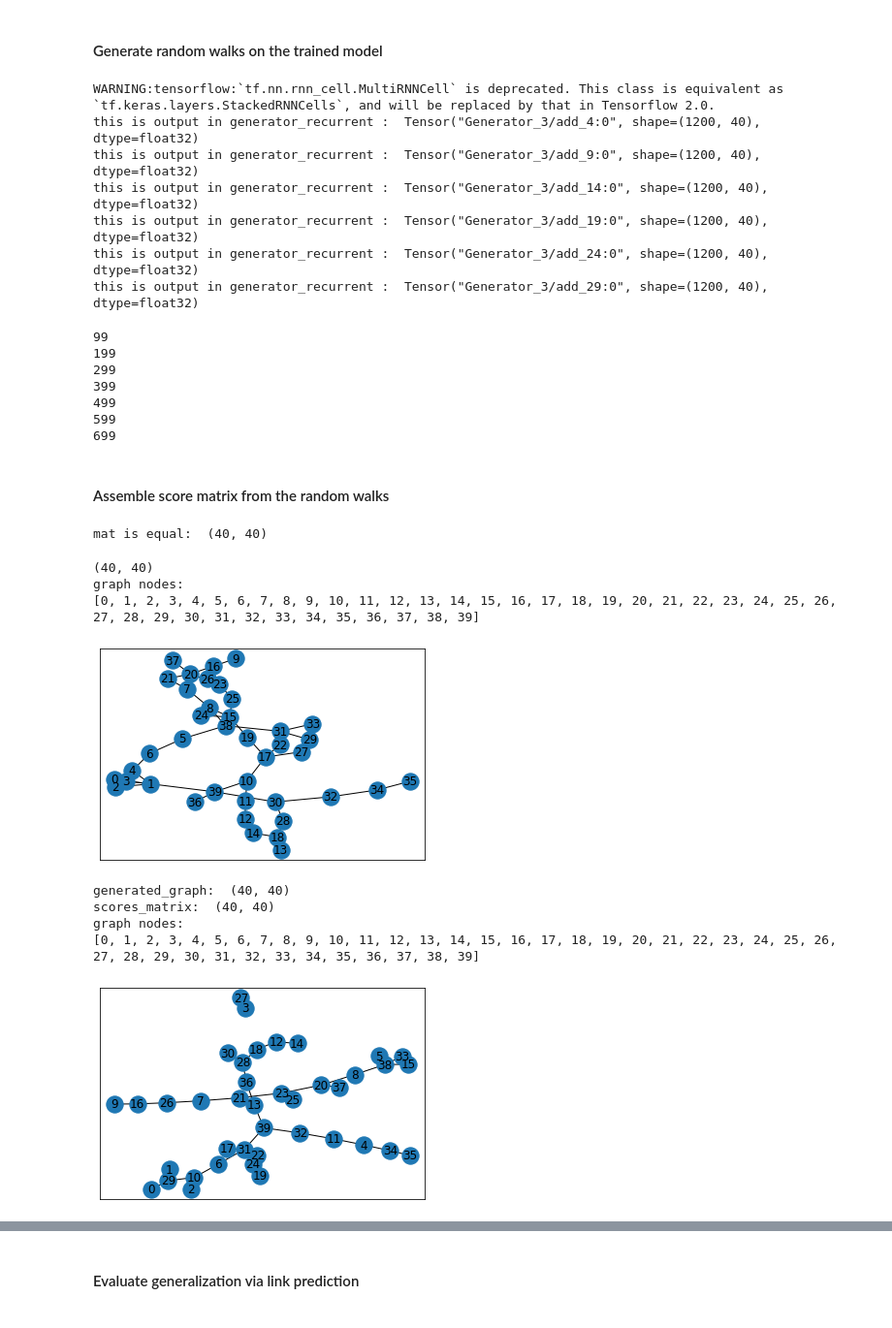
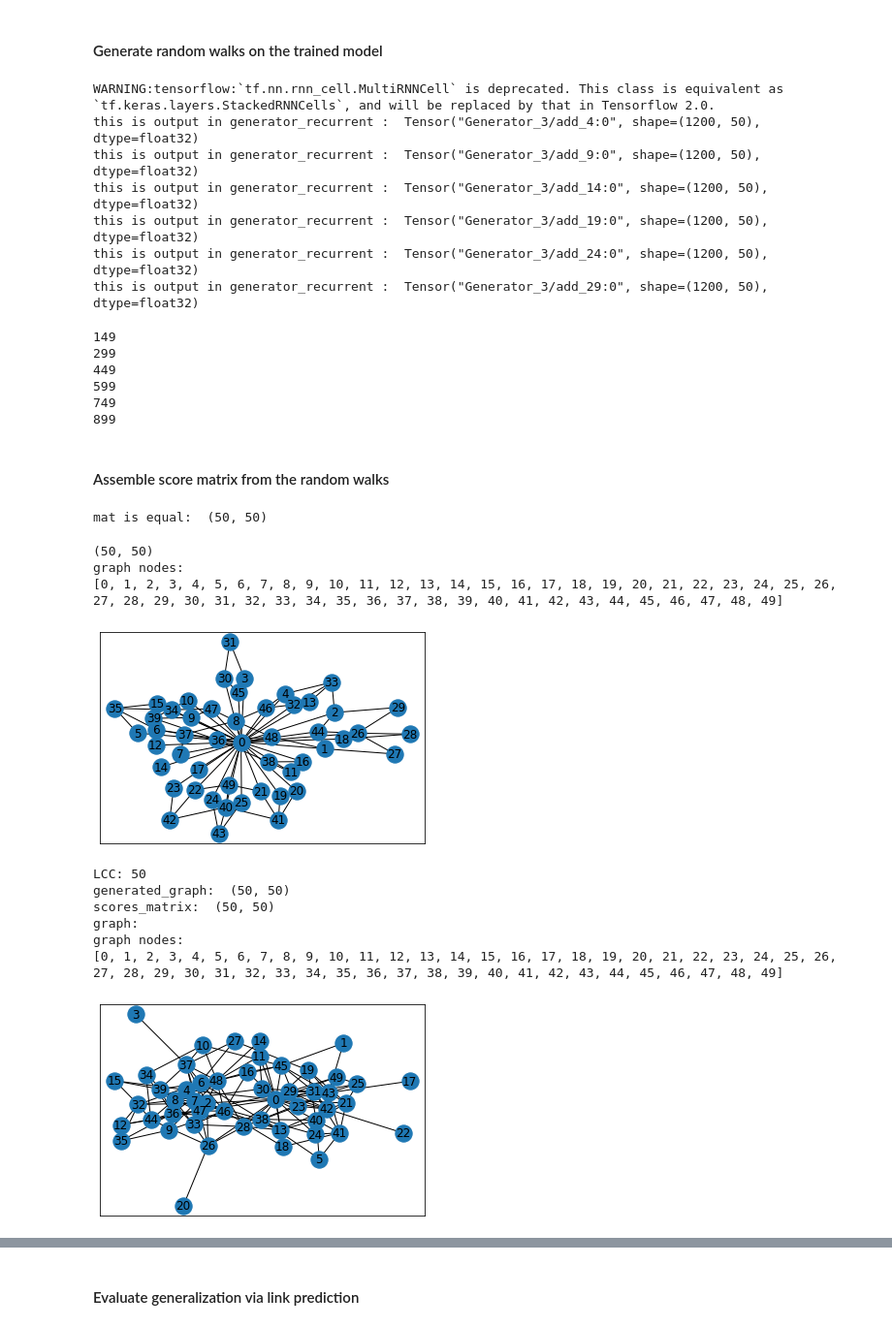
Before and after one commit to jku-win-se/netgan, a Jupyter notebook: demo.ipynb, the cells around one changed output, grey strips where cells are left out. Shown at 97% size. Saved outputs shown, nothing was run; the diff lists cells and outputs as text; code cells hidden in the pictures.

```diff
--- a/demo.ipynb
+++ b/demo.ipynb
@@ -67,0 +70,6 @@ Selecting 1 largest connected components
+# %%
+_A_obs,out1, out2, out3, out4, out5, out6 = utils.load_csr_from_model("car_wash.ecore","CarWash01.xmi")
+lcc = utils.largest_connected_components(_A_obs)
+print("lcc: ",len(lcc))
+_A_obs = _A_obs[lcc,:][:,lcc]
+_N = _A_obs.shape[0]
@@ -239,27 +267,26 @@ plt.show()
 sample_many = netgan.generate_discrete(1200, reuse=True)
 # %% [output]
 WARNING:tensorflow:`tf.nn.rnn_cell.MultiRNNCell` is deprecated. This class is equivalent as `tf.keras.layers.StackedRNNCells`, and will be replaced by that in Tensorflow 2.0.
-this is output in generator_recurrent :  Tensor("Generator_3/add_4:0", shape=(1200, 40), dtype=float32)
-this is output in generator_recurrent :  Tensor("Generator_3/add_9:0", shape=(1200, 40), dtype=float32)
-this is output in generator_recurrent :  Tensor("Generator_3/add_14:0", shape=(1200, 40), dtype=float32)
-this is output in generator_recurrent :  Tensor("Generator_3/add_19:0", shape=(1200, 40), dtype=float32)
-this is output in generator_recurrent :  Tensor("Generator_3/add_24:0", shape=(1200, 40), dtype=float32)
-this is output in generator_recurrent :  Tensor("Generator_3/add_29:0", shape=(1200, 40), dtype=float32)
+this is output in generator_recurrent :  Tensor("Generator_3/add_4:0", shape=(1200, 50), dtype=float32)
+this is output in generator_recurrent :  Tensor("Generator_3/add_9:0", shape=(1200, 50), dtype=float32)
+this is output in generator_recurrent :  Tensor("Generator_3/add_14:0", shape=(1200, 50), dtype=float32)
+this is output in generator_recurrent :  Tensor("Generator_3/add_19:0", shape=(1200, 50), dtype=float32)
+this is output in generator_recurrent :  Tensor("Generator_3/add_24:0", shape=(1200, 50), dtype=float32)
+this is output in generator_recurrent :  Tensor("Generator_3/add_29:0", shape=(1200, 50), dtype=float32)
 # %%
 samples = []
 # %%
-for _ in range(700):
-    if (_+1) % 100 == 0:
+for _ in range(1000):
+    if (_+1) % 150 == 0:
         print(_)
     samples.append(sample_many.eval({netgan.tau: 0.5}))
 # %% [output]
-99
-199
+149
 299
-399
-499
+449
 599
-699
+749
+899
 # %% [markdown]
 #### Assemble score matrix from the random walks
 # %%
@@ -267,26 +294,30 @@ rws = np.array(samples).reshape([-1, rw_len])
 scores_matrix = utils.score_matrix_from_random_walks(rws, _N).tocsr()
 # graph_utils.plot_graph_from_sparse_matrix(scores_matrix)
 # %% [output]
-mat is equal:  (40, 40)
+mat is equal:  (50, 50)
 # %%
 graph_utils.plot_graph_from_sparse_matrix(_A_obs)
 # %% [output]
-(40, 40)
+(50, 50)
 graph nodes:
-[0, 1, 2, 3, 4, 5, 6, 7, 8, 9, 10, 11, 12, 13, 14, 15, 16, 17, 18, 19, 20, 21, 22, 23, 24, 25, 26, 27, 28, 29, 30, 31, 32, 33, 34, 35, 36, 37, 38, 39]
+[0, 1, 2, 3, 4, 5, 6, 7, 8, 9, 10, 11, 12, 13, 14, 15, 16, 17, 18, 19, 20, 21, 22, 23, 24, 25, 26, 27, 28, 29, 30, 31, 32, 33, 34, 35, 36, 37, 38, 39, 40, 41, 42, 43, 44, 45, 46, 47, 48, 49]
-[figure, old version]
+[figure, new version]
 # %%
-n_edges=50
+n_edges=300
 generated_graph=utils.graph_from_scores(scores_matrix,n_edges)
+lcc_= utils.statistics_LCC(generated_graph)
+print("LCC:", len(lcc_))
 print("generated_graph: ", generated_graph.shape)
 #print(generated_graph)
 print("scores_matrix: ", scores_matrix.shape)
 #print(scores_matrix)
 graph_utils.plot_graph(generated_graph)
 # %% [output]
-generated_graph:  (40, 40)
-scores_matrix:  (40, 40)
+LCC: 50
+generated_graph:  (50, 50)
+scores_matrix:  (50, 50)
+graph:
 graph nodes:
-[0, 1, 2, 3, 4, 5, 6, 7, 8, 9, 10, 11, 12, 13, 14, 15, 16, 17, 18, 19, 20, 21, 22, 23, 24, 25, 26, 27, 28, 29, 30, 31, 32, 33, 34, 35, 36, 37, 38, 39]
+[0, 1, 2, 3, 4, 5, 6, 7, 8, 9, 10, 11, 12, 13, 14, 15, 16, 17, 18, 19, 20, 21, 22, 23, 24, 25, 26, 27, 28, 29, 30, 31, 32, 33, 34, 35, 36, 37, 38, 39, 40, 41, 42, 43, 44, 45, 46, 47, 48, 49]
-[figure, old version]
+[figure, new version]
 # %%
```
Also changed, not shown: parts of 15 cells of this notebook, 18 other files.
